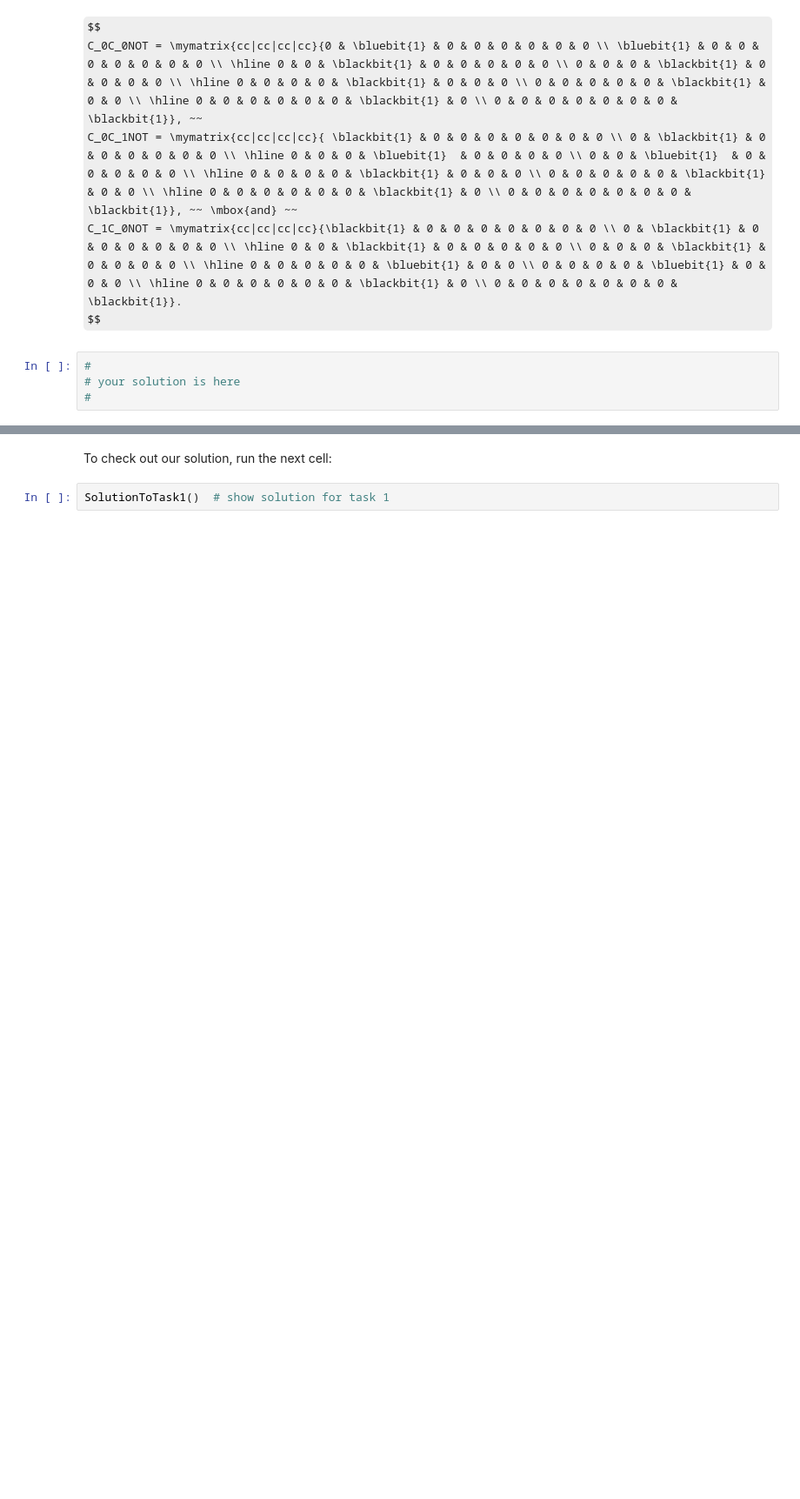
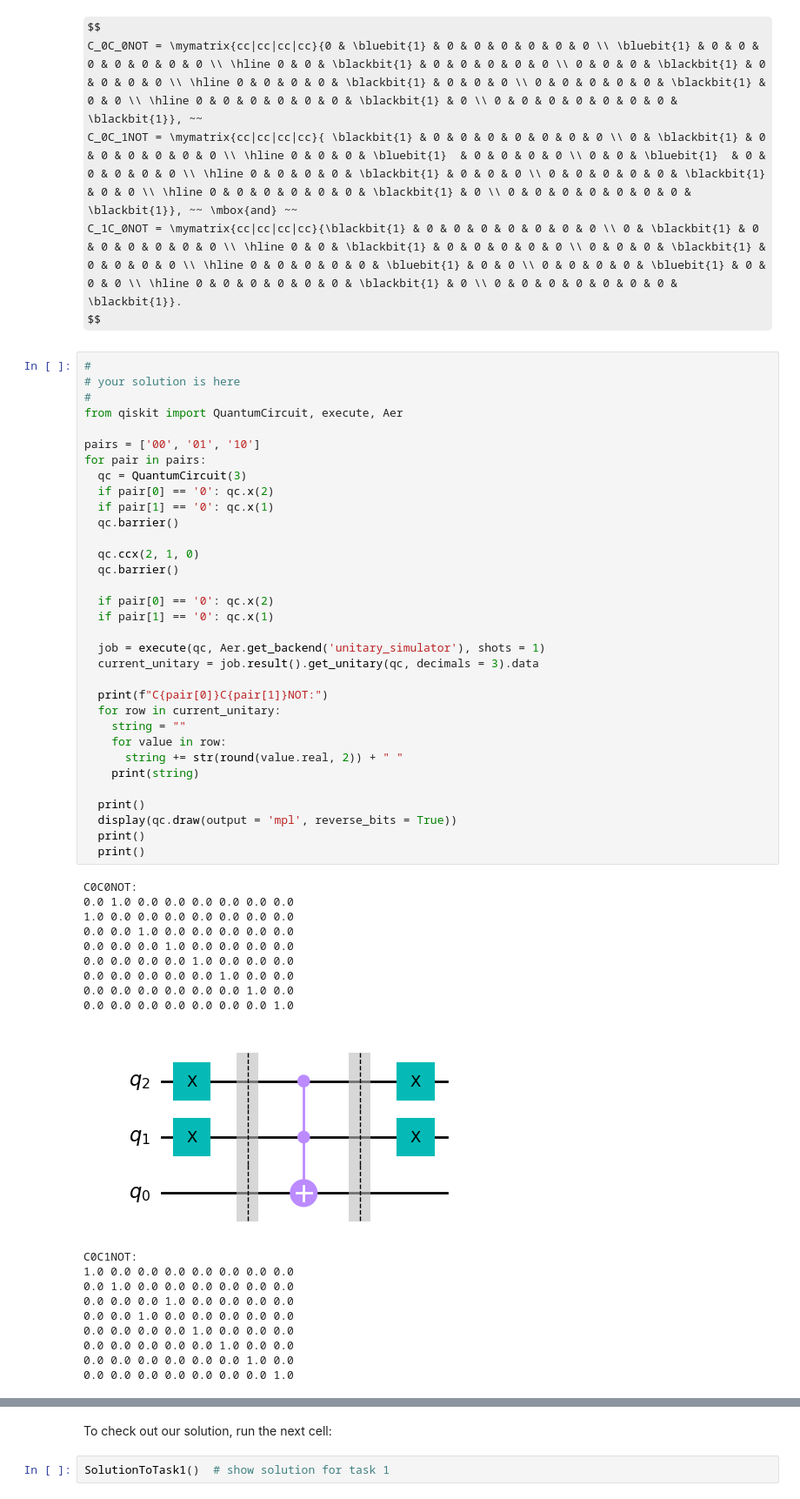
Before and after one commit to james-lucius/qworld, a Jupyter notebook: QB25_Q80_Multiple_Control_Constructions.ipynb, the cells around one changed output, grey strips where cells are left out. Shown at 87% size. Drawn from its saved outputs; the diff is of its cells as text; some formulas as TeX source; blank space fills up the shorter version.

```diff
--- a/QB25_Q80_Multiple_Control_Constructions.ipynb
+++ b/QB25_Q80_Multiple_Control_Constructions.ipynb
@@ -128,7 +153,56 @@ $$
     C_1C_0NOT = \mymatrix{cc|cc|cc|cc}{\blackbit{1} & 0 & 0 & 0 & 0 & 0 & 0 & 0 \\ 0 & \blackbit{1} & 0 & 0 & 0 & 0 & 0 & 0 \\ \hline 0 & 0 & \blackbit{1} & 0 & 0 & 0 & 0 & 0 \\ 0 & 0 & 0 & \blackbit{1} & 0 & 0 & 0 & 0 \\ \hline 0 & 0 & 0 & 0 & 0 & \bluebit{1} & 0 & 0 \\ 0 & 0 & 0 & 0 & \bluebit{1} & 0 & 0 & 0 \\ \hline 0 & 0 & 0 & 0 & 0 & 0 & \blackbit{1} & 0 \\ 0 & 0 & 0 & 0 & 0 & 0 & 0 & \blackbit{1}}.
 $$
     </font>
-# %%
-#
-# your solution is here
-#
+# %%
+#
+# your solution is here
+#
+from qiskit import QuantumCircuit, execute, Aer
+
+pairs = ['00', '01', '10']
+for pair in pairs:
+  qc = QuantumCircuit(3)
+  if pair[0] == '0': qc.x(2)
+  if pair[1] == '0': qc.x(1)
+  qc.barrier()
+
+  qc.ccx(2, 1, 0)
+  qc.barrier()
+
+  if pair[0] == '0': qc.x(2)
+  if pair[1] == '0': qc.x(1)
+
+  job = execute(qc, Aer.get_backend('unitary_simulator'), shots = 1)
+  current_unitary = job.result().get_unitary(qc, decimals = 3).data
+
+  print(f"C{pair[0]}C{pair[1]}NOT:")
+  for row in current_unitary:
+    string = ""
+    for value in row:
+      string += str(round(value.real, 2)) + " "
+    print(string)
+
+  print()
+  display(qc.draw(output = 'mpl', reverse_bits = True))
+  print()
+  print()
+# %% [output]
+C0C0NOT:
+0.0 1.0 0.0 0.0 0.0 0.0 0.0 0.0
+1.0 0.0 0.0 0.0 0.0 0.0 0.0 0.0
+0.0 0.0 1.0 0.0 0.0 0.0 0.0 0.0
+0.0 0.0 0.0 1.0 0.0 0.0 0.0 0.0
+0.0 0.0 0.0 0.0 1.0 0.0 0.0 0.0
+0.0 0.0 0.0 0.0 0.0 1.0 0.0 0.0
+0.0 0.0 0.0 0.0 0.0 0.0 1.0 0.0
+0.0 0.0 0.0 0.0 0.0 0.0 0.0 1.0
+[figure, added]
+C0C1NOT:
+1.0 0.0 0.0 0.0 0.0 0.0 0.0 0.0
+0.0 1.0 0.0 0.0 0.0 0.0 0.0 0.0
+0.0 0.0 0.0 1.0 0.0 0.0 0.0 0.0
+0.0 0.0 1.0 0.0 0.0 0.0 0.0 0.0
+0.0 0.0 0.0 0.0 1.0 0.0 0.0 0.0
+0.0 0.0 0.0 0.0 0.0 1.0 0.0 0.0
+0.0 0.0 0.0 0.0 0.0 0.0 1.0 0.0
+0.0 0.0 0.0 0.0 0.0 0.0 0.0 1.0
```
Also changed, not shown: parts of 13 cells of this notebook.
